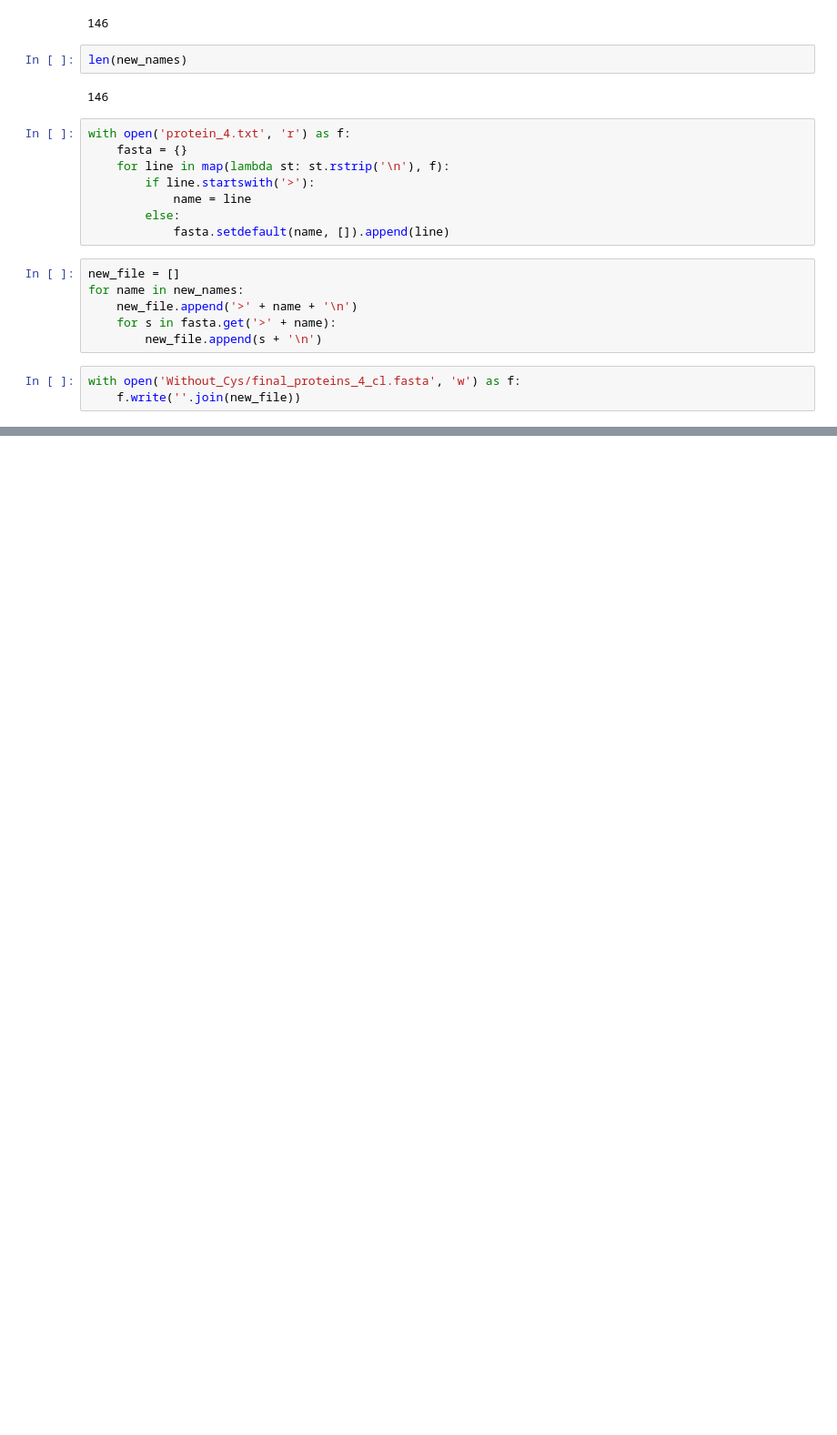
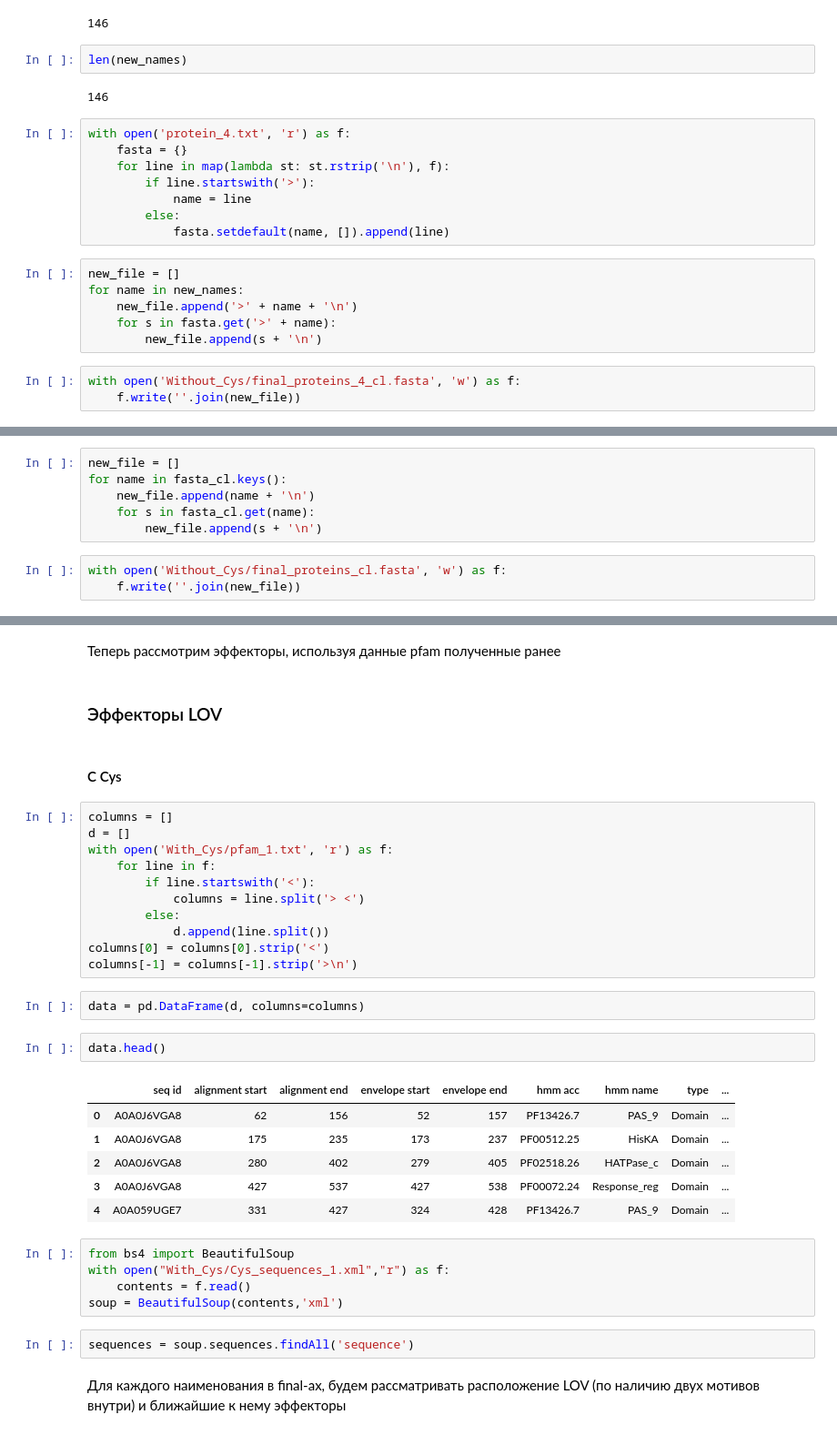
Before and after one commit to DMelikhova/conf_2018, a Jupyter notebook: main.ipynb, the cells around one changed output, grey strips where cells are left out. Shown at 91% size. Drawn from its saved outputs; the diff is of its cells as text; blank space fills up the shorter version.

Commit message:
Add final preparations before alignment

```diff
--- a/main.ipynb
+++ b/main.ipynb
@@ -324,0 +351,9 @@ with open('Without_Cys/final_proteins_4_cl.fasta', 'w') as f:
+# %%
+new_file = []
+for name in fasta_cl.keys():
+    new_file.append(name + '\n')
+    for s in fasta_cl.get(name):
+        new_file.append(s + '\n')
+# %%
+with open('Without_Cys/final_proteins_cl.fasta', 'w') as f:
+    f.write(''.join(new_file))
@@ -324,0 +362,37 @@ with open('Without_Cys/final_proteins_4_cl.fasta', 'w') as f:
+# %% [markdown]
+Теперь рассмотрим эффекторы, используя данные pfam полученные ранее
+# %% [markdown]
+### Эффекторы LOV
+# %% [markdown]
+#### C Cys
+# %%
+columns = []
+d = []
+with open('With_Cys/pfam_1.txt', 'r') as f:
+    for line in f:
+        if line.startswith('<'):
+            columns = line.split('> <')
+        else:
+            d.append(line.split())
+columns[0] = columns[0].strip('<')
+columns[-1] = columns[-1].strip('>\n')
+# %%
+data = pd.DataFrame(d, columns=columns)
+# %%
+data.head()
+# %% [output]
+|  | seq id | alignment start | alignment end | envelope start | envelope end | hmm acc | hmm name | type | ... |
+| 0 | A0A0J6VGA8 | 62 | 156 | 52 | 157 | PF13426.7 | PAS_9 | Domain | ... |
+| 1 | A0A0J6VGA8 | 175 | 235 | 173 | 237 | PF00512.25 | HisKA | Domain | ... |
+| 2 | A0A0J6VGA8 | 280 | 402 | 279 | 405 | PF02518.26 | HATPase_c | Domain | ... |
+| 3 | A0A0J6VGA8 | 427 | 537 | 427 | 538 | PF00072.24 | Response_reg | Domain | ... |
+| 4 | A0A059UGE7 | 331 | 427 | 324 | 428 | PF13426.7 | PAS_9 | Domain | ... |
+# %%
+from bs4 import BeautifulSoup
+with open("With_Cys/Cys_sequences_1.xml","r") as f:
+    contents = f.read()
+soup = BeautifulSoup(contents,'xml')
+# %%
+sequences = soup.sequences.findAll('sequence')
+# %% [markdown]
+Для каждого наименования в final-ах, будем рассматривать расположение LOV (по наличию двух мотивов внутри) и ближайшие к нему эффекторы
```
Also changed, not shown: parts of 7 cells of this notebook.
